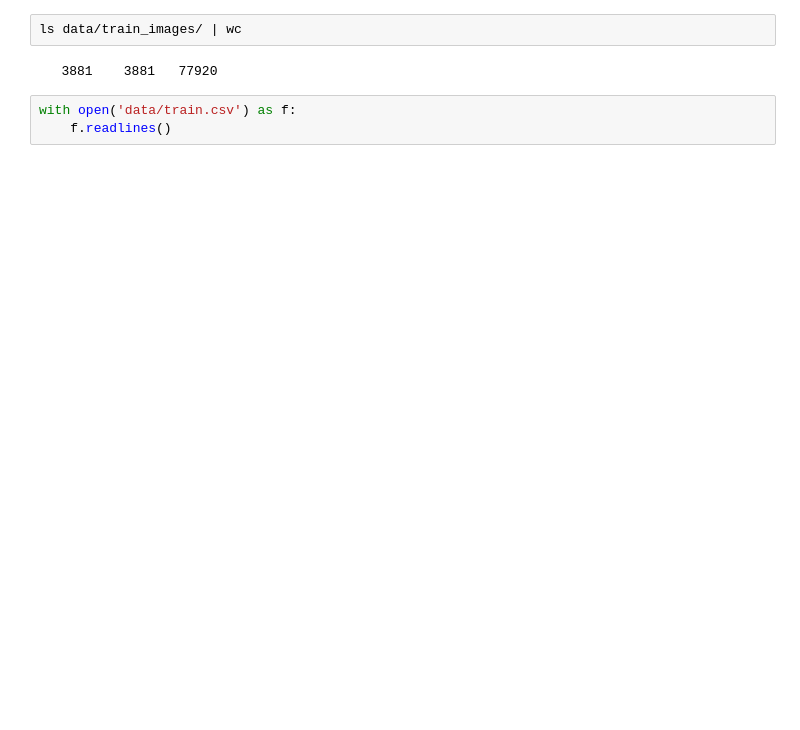
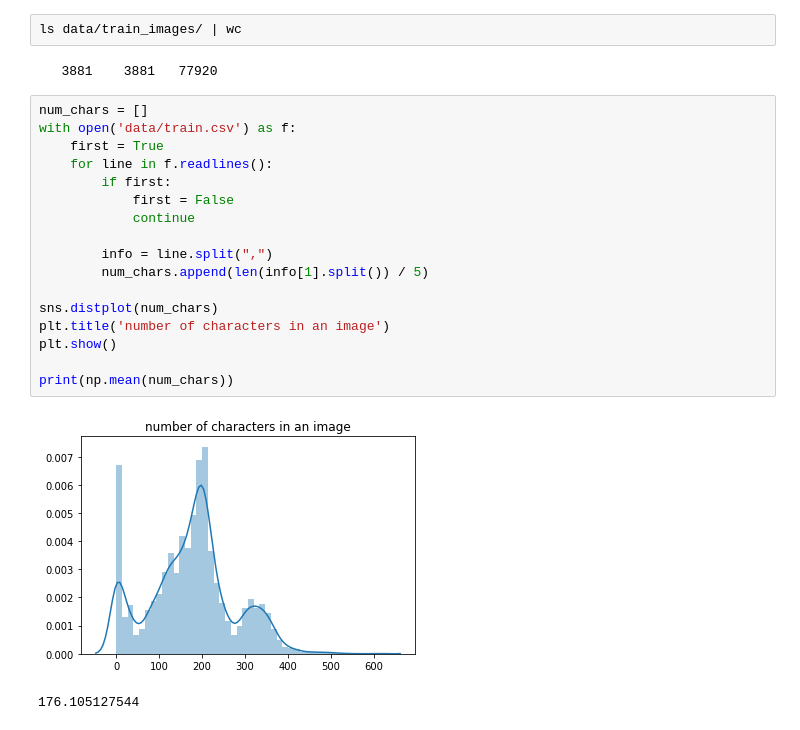
Before and after one commit to haoyuan80s/hao_jiaxuan, a Jupyter notebook: kuzushiji.ipynb, the cells around one changed output. Drawn from its saved outputs; the diff is of its cells as text; blank space fills up the shorter version.

```diff
--- a/kuzushiji.ipynb
+++ b/kuzushiji.ipynb
@@ -31,6 +35,23 @@ plt.show()
 ls data/train_images/ | wc
 # %% [output]
    3881    3881   77920
-# %%
-with open('data/train.csv') as f:
-    f.readlines()
+# %%
+num_chars = []
+with open('data/train.csv') as f:
+    first = True
+    for line in f.readlines():
+        if first:
+            first = False
+            continue
+
+        info = line.split(",")
+        num_chars.append(len(info[1].split()) / 5)
+
+sns.distplot(num_chars)
+plt.title('number of characters in an image')
+plt.show()
+
+print(np.mean(num_chars))
+# %% [output]
+[figure, added]
+176.105127544
```
Also changed, not shown: parts of 5 cells of this notebook.
